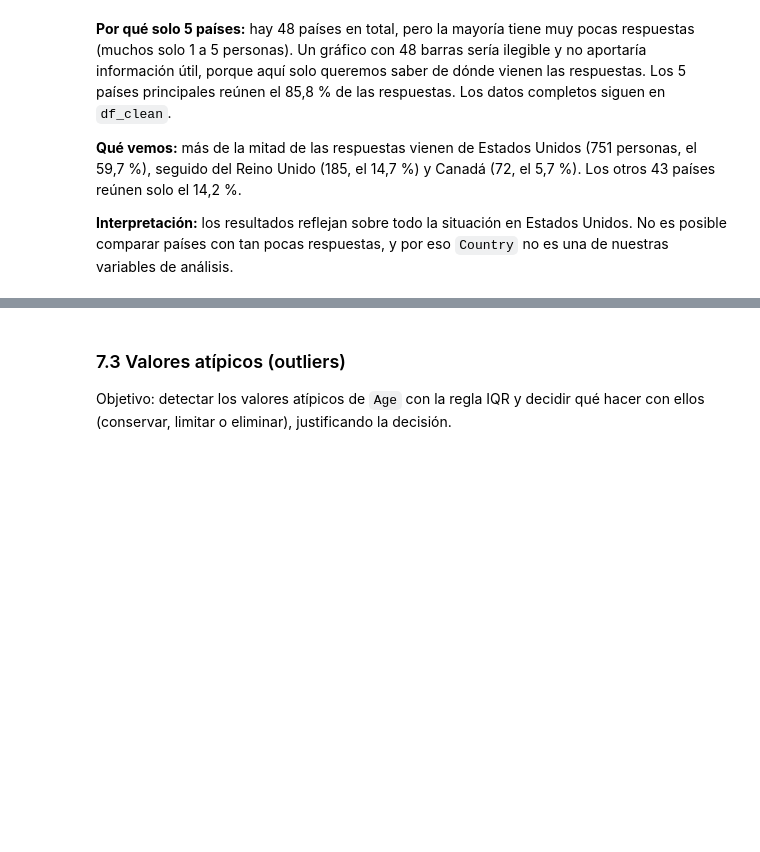
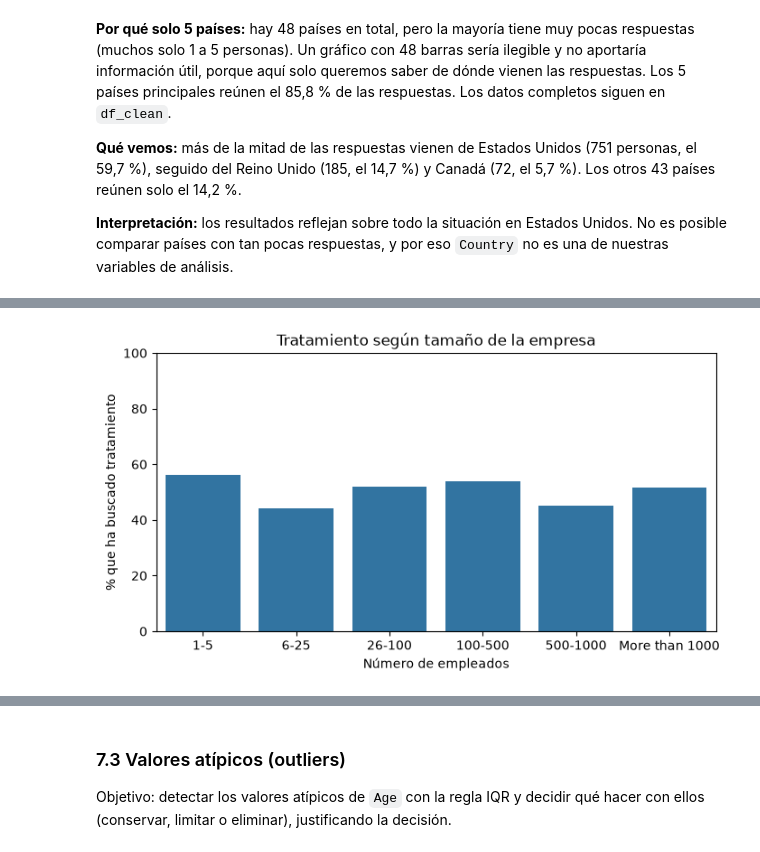
Before and after one commit to IA-P1-BCN/ai_project_EDA-charlotte_doulcet, a Jupyter notebook: eda.ipynb, the cells around one changed output, grey strips where cells are left out. Cells and saved outputs as stored; diff of their text form; code cells hidden in the pictures; blank space fills up the shorter version.

```diff
--- a/eda.ipynb
+++ b/eda.ipynb
@@ -767,0 +882,5 @@ _Pendiente._
+# %%
+tabla_emp = pd.crosstab(df_clean["no_employees"], df_clean["treatment"], normalize="index") * 100
+tabla_emp.round(1)
+orden_emp = ["1-5", "6-25", "26-100", "100-500", "500-1000", "More than 1000"]
+tabla_emp.loc[orden_emp].round(1)
@@ -767,0 +896,10 @@ _Pendiente._
+# %%
+plt.figure(figsize=(8, 4))
+sns.barplot(x=tabla_emp.index, y=tabla_emp["Yes"], order=orden_emp)
+plt.title("Tratamiento según tamaño de la empresa")
+plt.xlabel("Número de empleados")
+plt.ylabel("% que ha buscado tratamiento")
+plt.ylim(0, 100)
+plt.show()
+# %% [output]
+[figure, added]
```
Also changed, not shown: parts of 61 cells of this notebook, 1 other file.
